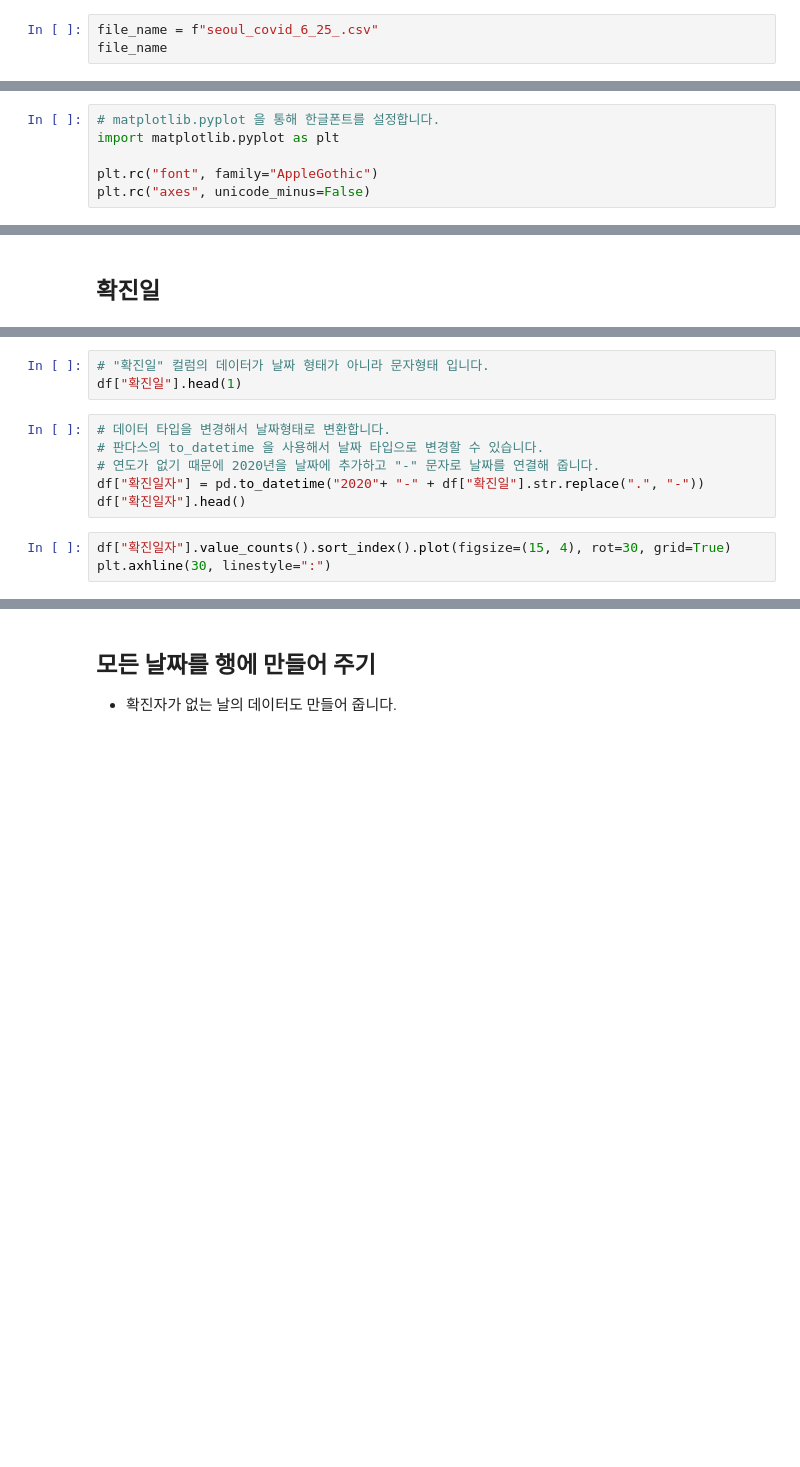
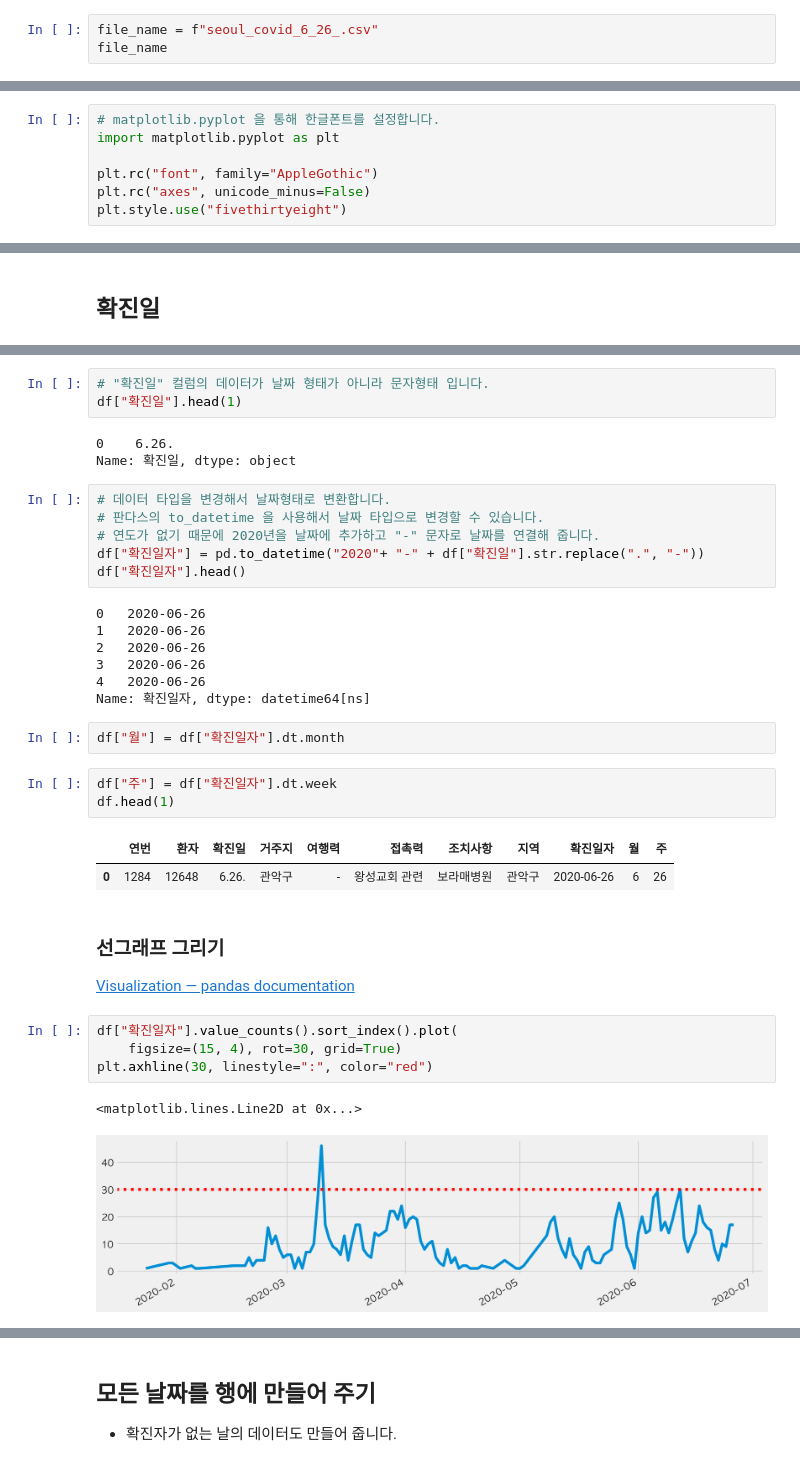
Before and after one commit to corazzon/cracking-the-pandas-cheat-sheet, a Jupyter notebook: seoul-covid-19-02-eda.ipynb, the cells around one changed output, grey strips where cells are left out. Drawn from its saved outputs; the diff is of its cells as text; blank space fills up the shorter version.

Commit message:
add seoul covid19 eda

```diff
--- a/seoul-covid-19-02-eda.ipynb
+++ b/seoul-covid-19-02-eda.ipynb
@@ -5,5 +5,5 @@
 import pandas as pd
 import numpy as np
 # %%
-file_name = f"seoul_covid_6_25_.csv"
+file_name = f"seoul_covid_6_26_.csv"
 file_name
@@ -24,6 +42,7 @@ import matplotlib.pyplot as plt
 
 plt.rc("font", family="AppleGothic")
 plt.rc("axes", unicode_minus=False)
+plt.style.use("fivethirtyeight")
 # %% [markdown]
 ### 시각화 선명하게 설정하기
 # %%
@@ -85,12 +203,37 @@ df["확진일"].value_counts()
 # %%
 # "확진일" 컬럼의 데이터가 날짜 형태가 아니라 문자형태 입니다.
 df["확진일"].head(1)
+# %% [output]
+0    6.26.
+Name: 확진일, dtype: object
 # %%
 # 데이터 타입을 변경해서 날짜형태로 변환합니다.
 # 판다스의 to_datetime 을 사용해서 날짜 타입으로 변경할 수 있습니다.
 # 연도가 없기 때문에 2020년을 날짜에 추가하고 "-" 문자로 날짜를 연결해 줍니다.
 df["확진일자"] = pd.to_datetime("2020"+ "-" + df["확진일"].str.replace(".", "-"))
 df["확진일자"].head()
+# %% [output]
+0   2020-06-26
+1   2020-06-26
+2   2020-06-26
+3   2020-06-26
+4   2020-06-26
+Name: 확진일자, dtype: datetime64[ns]
+# %%
+df["월"] = df["확진일자"].dt.month
+# %%
+df["주"] = df["확진일자"].dt.week
+df.head(1)
+# %% [output]
+|  | 연번 | 환자 | 확진일 | 거주지 | 여행력 | 접촉력 | 조치사항 | 지역 | 확진일자 | 월 | 주 |
+| 0 | 1284 | 12648 | 6.26. | 관악구 | - | 왕성교회 관련 | 보라매병원 | 관악구 | 2020-06-26 | 6 | 26 |
+# %% [markdown]
+### 선그래프 그리기
+[Visualization — pandas documentation](https://pandas.pydata.org/pandas-docs/stable/user_guide/visualization.html)
 # %%
-df["확진일자"].value_counts().sort_index().plot(figsize=(15, 4), rot=30, grid=True)
-plt.axhline(30, linestyle=":")
+df["확진일자"].value_counts().sort_index().plot(
+    figsize=(15, 4), rot=30, grid=True)
+plt.axhline(30, linestyle=":", color="red")
+# %% [output]
+<matplotlib.lines.Line2D at 0x...>
+[figure, added]
```
Also changed, not shown: parts of 114 cells of this notebook, 5 other files.
